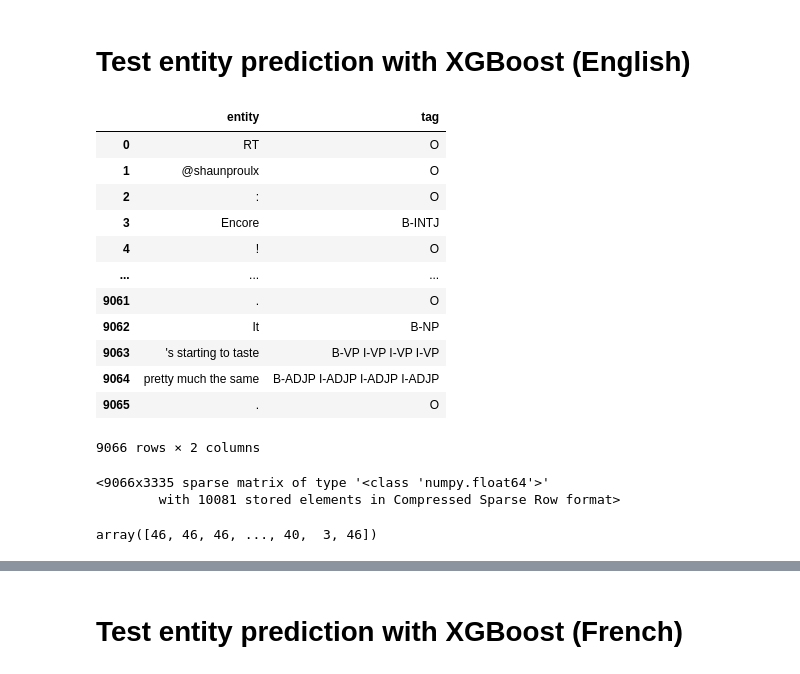
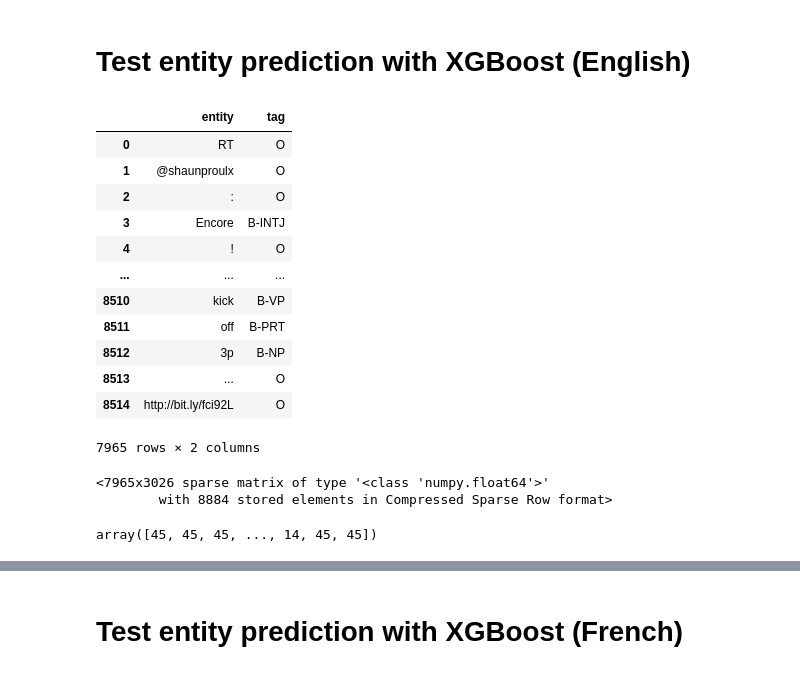
Before and after one commit to ffeew/ml-sentiment-analysis-project, a Jupyter notebook: XGBoost.ipynb, the cells around one changed output, grey strips where cells are left out. Saved outputs shown, nothing was run; the diff lists cells and outputs as text; code cells hidden in the pictures.

```diff
--- a/XGBoost.ipynb
+++ b/XGBoost.ipynb
@@ -109,6 +135,7 @@ def generateDfofEntities(path):
     entity_tag = []
     for line in labeled_lines:
       if line == "":
+         output.append([])
          continue
       word, tag = line.split(' ')
       if tag=="O":
@@ -143,34 +170,35 @@ def generateDfofEntities(path):
 # %% [markdown]
 # Test entity prediction with XGBoost (English)
 # %%
-df = generateDfofEntities("EN/combined.txt")
+df = generateDfofEntities("EN/train")
+df = df.dropna()
 df
 # %% [output]
 |  | entity | tag |
 | 0 | RT | O |
 | 1 | @shaunproulx | O |
 | 2 | : | O |
 | 3 | Encore | B-INTJ |
 | 4 | ! | O |
 | ... | ... | ... |
-| 9061 | . | O |
-| 9062 | It | B-NP |
-| 9063 | 's starting to taste | B-VP I-VP I-VP I-VP |
-| 9064 | pretty much the same | B-ADJP I-ADJP I-ADJP I-ADJP |
-| 9065 | . | O |
+| 8510 | kick | B-VP |
+| 8511 | off | B-PRT |
+| 8512 | 3p | B-NP |
+| 8513 | ... | O |
+| 8514 | http://bit.ly/fci92L | O |
-9066 rows × 2 columns
+7965 rows × 2 columns
 # %%
 vect = TfidfVectorizer()
 vect.fit(df['entity'])
 X_tfidf = vect.transform(df['entity'])
 X_tfidf
 # %% [output]
-<9066x3335 sparse matrix of type '<class 'numpy.float64'>'
-        with 10081 stored elements in Compressed Sparse Row format>
+<7965x3026 sparse matrix of type '<class 'numpy.float64'>'
+        with 8884 stored elements in Compressed Sparse Row format>
 # %%
 le = LabelEncoder()
 le.fit(df['tag'])
 y = le.transform(df['tag'])
 y
 # %% [output]
-array([46, 46, 46, ..., 40,  3, 46])
+array([45, 45, 45, ..., 14, 45, 45])
```
Also changed, not shown: parts of 20 cells of this notebook, 3 other files.
